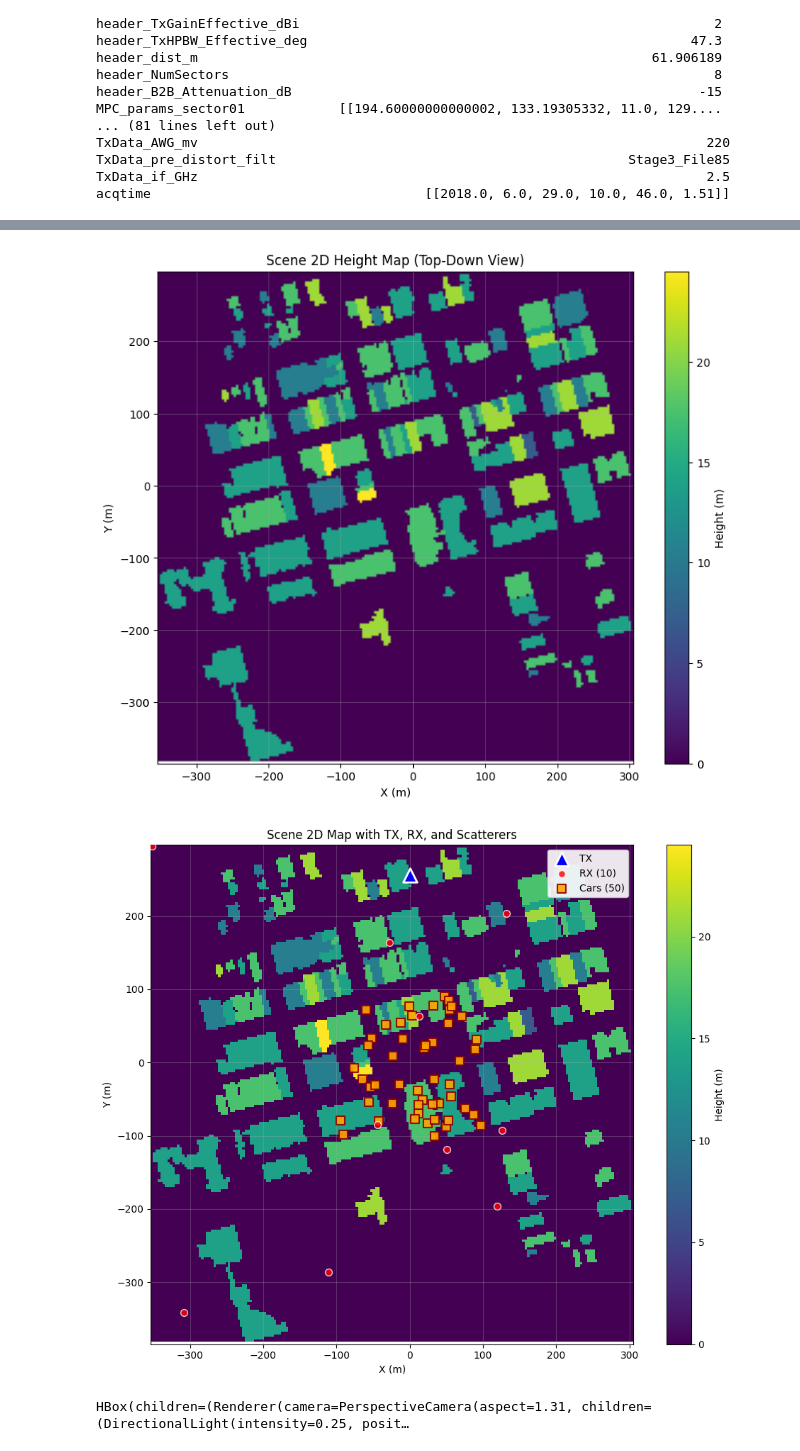
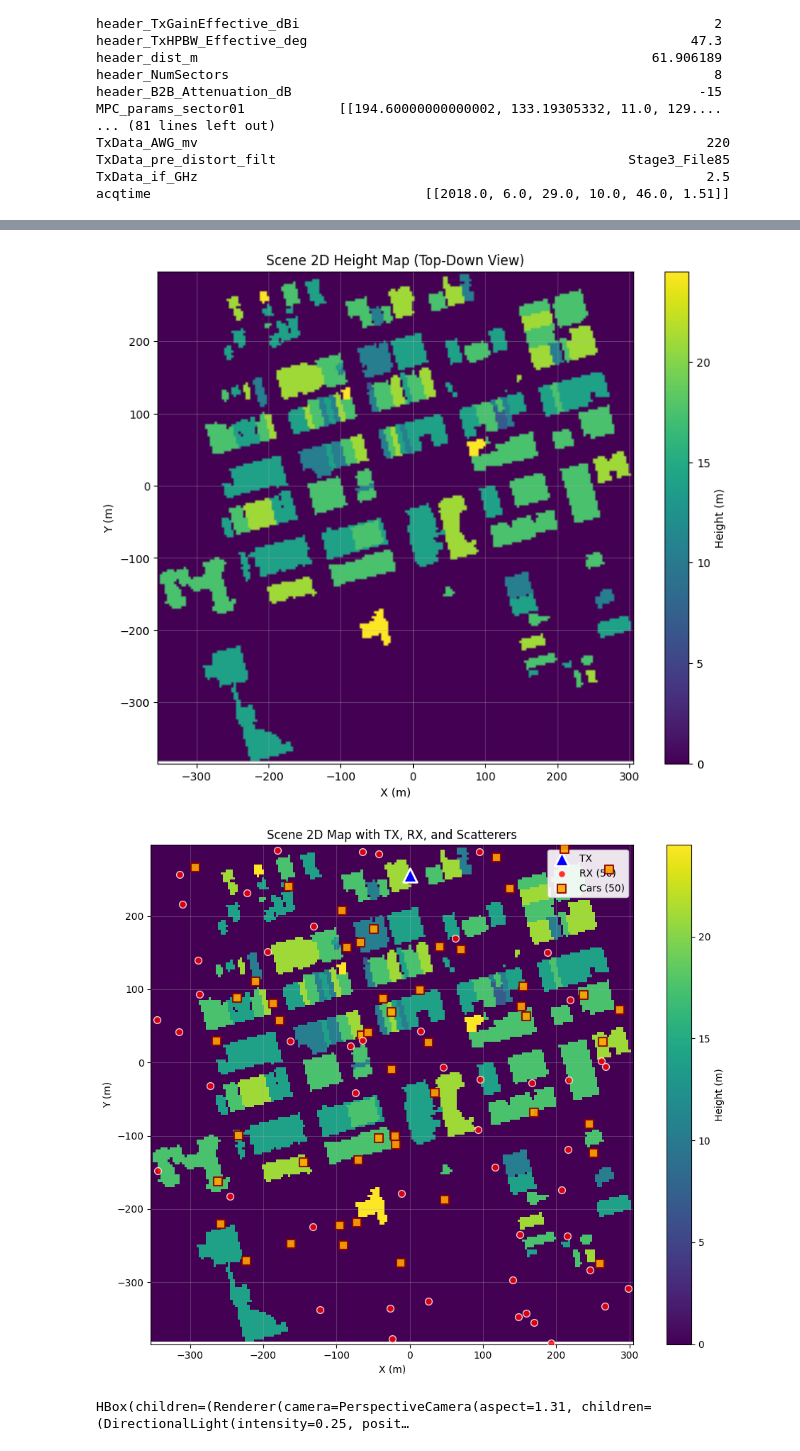
Before and after one commit to davidklee04/Sionna_Princeton, a Jupyter notebook: scene_generation.ipynb, the cells around one changed output, grey strips where cells are left out. Drawn from its saved outputs; the diff is of its cells as text; code cells hidden in the pictures.

Commit message:
scene_generation

```diff
--- a/scene_generation.ipynb
+++ b/scene_generation.ipynb
@@ -387,7 +532,7 @@ def plot_scene_with_scatterers(scene, tx_position=None, rx_positions=None,
     plt.tight_layout()
     return fig, ax
 # %%
-def get_rx_tx_locations(mi_scene, num_rx, rx_height, tx_height):
+def get_rx_locations(mi_scene, num_rx, rx_height):
     """
     Generate exactly num_rx valid receiver positions in the scene.
     Returns the first num_rx valid positions found.
@@ -442,15 +587,7 @@ def get_rx_tx_locations(mi_scene, num_rx, rx_height, tx_height):
                         f"Only found {len(valid_positions)} valid positions. "
                         f"Try reducing num_rx or increasing the multiplier.")
 
-
-    # Place TX at top center
-    tx_x = float((bbox_min.x + bbox_max.x) / 2)  # Center in X
-    tx_y = float((bbox_min.y + bbox_max.y) / 2)  # Center in Y
-    tx_z = float(tx_height)                     # Top (maximum height)
-
-    tx_position = mi.Point3f(tx_x, tx_y, tx_z)
-
-    return valid_positions[:num_rx], tx_position
+    return valid_positions[:num_rx]
 # %%
 # assume we have a scene already loaded
 # scene_loading_function()
@@ -602,6 +739,9 @@ def generate_rf_augmented_csi(scene, num_rx, num_tx_antennas, frequency, scatter
     # 3D maps with and without scatterers added
     # ground truth information
     # spatial spectra
+
+    # uncomment when generating scenes for the future
+    # scene = generate_scene(longitude_deg, latitude_deg, folder, building_centre_location_max_error)
 
     # Transmitter array (single isotropic element)
     scene.tx_array = PlanarArray(
@@ -629,7 +769,7 @@ def generate_rf_augmented_csi(scene, num_rx, num_tx_antennas, frequency, scatter
     rx_height = 1.5 # rx height in meters (adjust as needed)
     tx_height = 5.0  # tx height in meters (adjust as needed)
     # Get valid RX locations
-    valid_rx_positions, tx_position = get_rx_tx_locations(scene.mi_scene, num_rx, rx_height, tx_height)
+    valid_rx_positions = get_rx_locations(scene.mi_scene, num_rx, rx_height)
 
     tx_position = mi.Point3f(float(0), float(256), float(tx_height))
 
@@ -656,7 +796,7 @@ def generate_rf_augmented_csi(scene, num_rx, num_tx_antennas, frequency, scatter
     paths = radio_scene(scene, frequency)
     paths_dict["No scatterer"] = paths
 
-    area_radius = 100 # can adjust
+    area_radius = 300 # can adjust
 
     # Add scatterers
     scene, car_positions = add_random_cars_to_scene(scene, scattered_density, area_radius, valid_rx_positions)
@@ -673,5 +813,11 @@ def generate_rf_augmented_csi(scene, num_rx, num_tx_antennas, frequency, scatter
 
     return scene, merge_dict_paths, orig_fig, scatterer_fig, tx_position
 # %%
-scene, merge_dict_paths, orig_fig, scatterer_fig, tx_position = generate_rf_augmented_csi(scene, 10, 2, 28.5e9, 50, 0, 1)
+scene, merge_dict_paths, orig_fig, scatterer_fig, tx_position = generate_rf_augmented_csi(scene=scene,
+                                                                                          num_rx=50,
+                                                                                          num_tx_antennas=2,
+                                                                                          frequency=28.5e9,
+                                                                                          scattered_density=50,
+                                                                                          num_RF_augmentation_repetition=2,
+                                                                                          building_centre_location_max_error=1)
 # %% [output]
@@ -678,5 +828,5 @@ scene, merge_dict_paths, orig_fig, scatterer_fig, tx_position = generate_rf_augm
-[figure, old version]
+[figure, new version]
-[figure, old version]
+[figure, new version]
 # %%
 scene.preview(paths=merge_dict_paths['Scatterer'])
 # %% [output]
```
Also changed, not shown: parts of 10 cells of this notebook.
